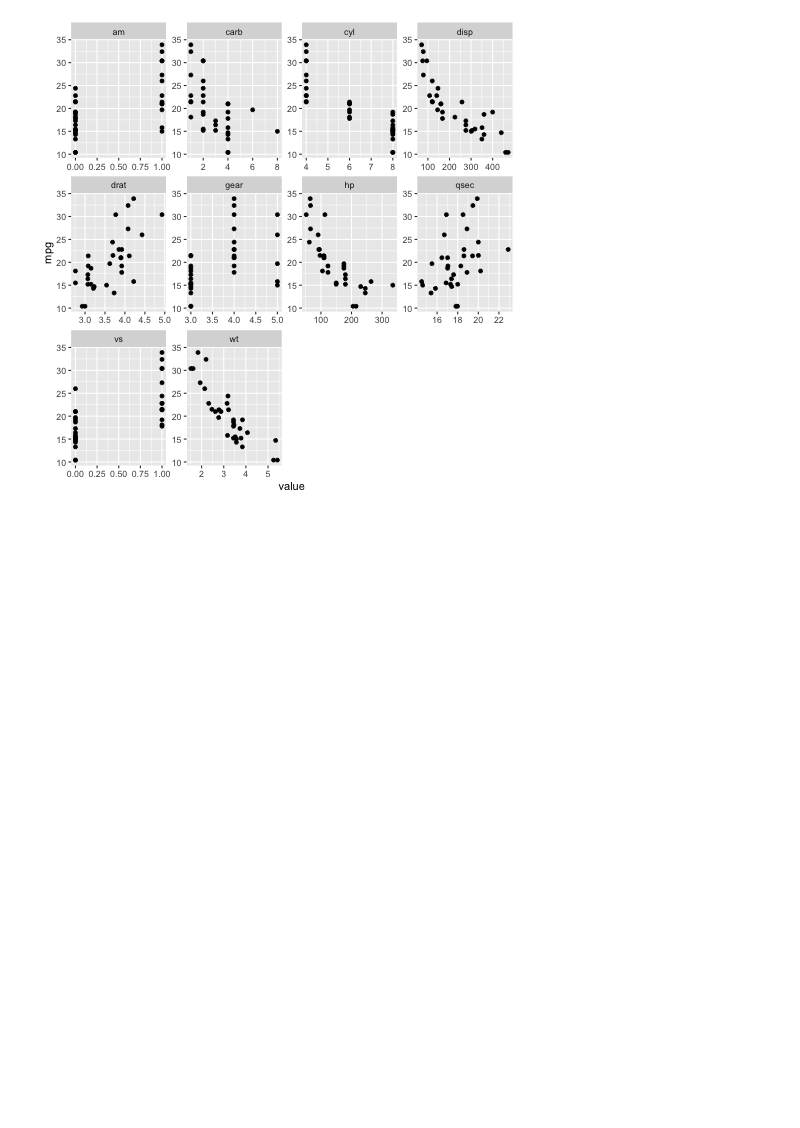
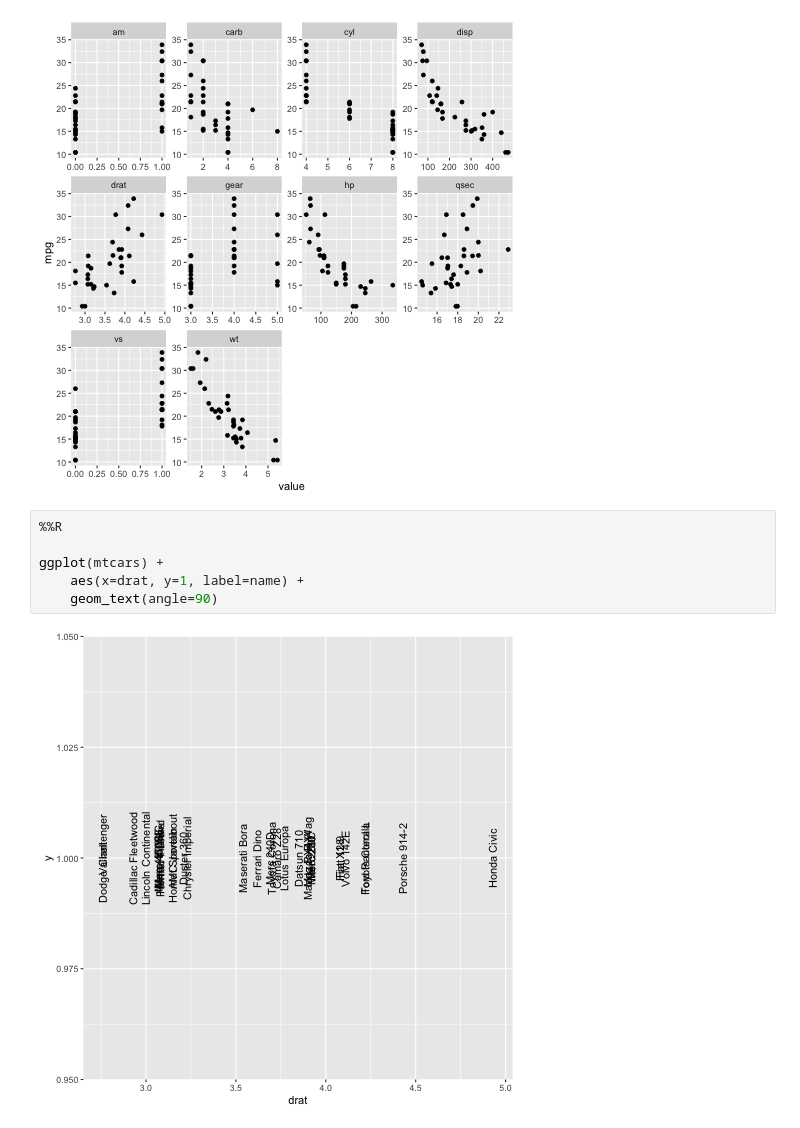
Before and after one commit to data4news/mtcars-eda-intro-pt_and_nat, a Jupyter notebook: notebook-1.ipynb, the cells around one changed output. Cells and saved outputs as stored; diff of their text form; blank space fills up the shorter version.

```diff
--- a/notebook-1.ipynb
+++ b/notebook-1.ipynb
@@ -410,3 +410,11 @@ ggplot(mtcars_longer) +
     facet_wrap(~measurement, scales='free')
 # %% [output]
 [figure]
+# %%
+%%R
+
+ggplot(mtcars) +
+    aes(x=drat, y=1, label=name) +
+    geom_text(angle=90)
+# %% [output]
+[figure, added]
```
